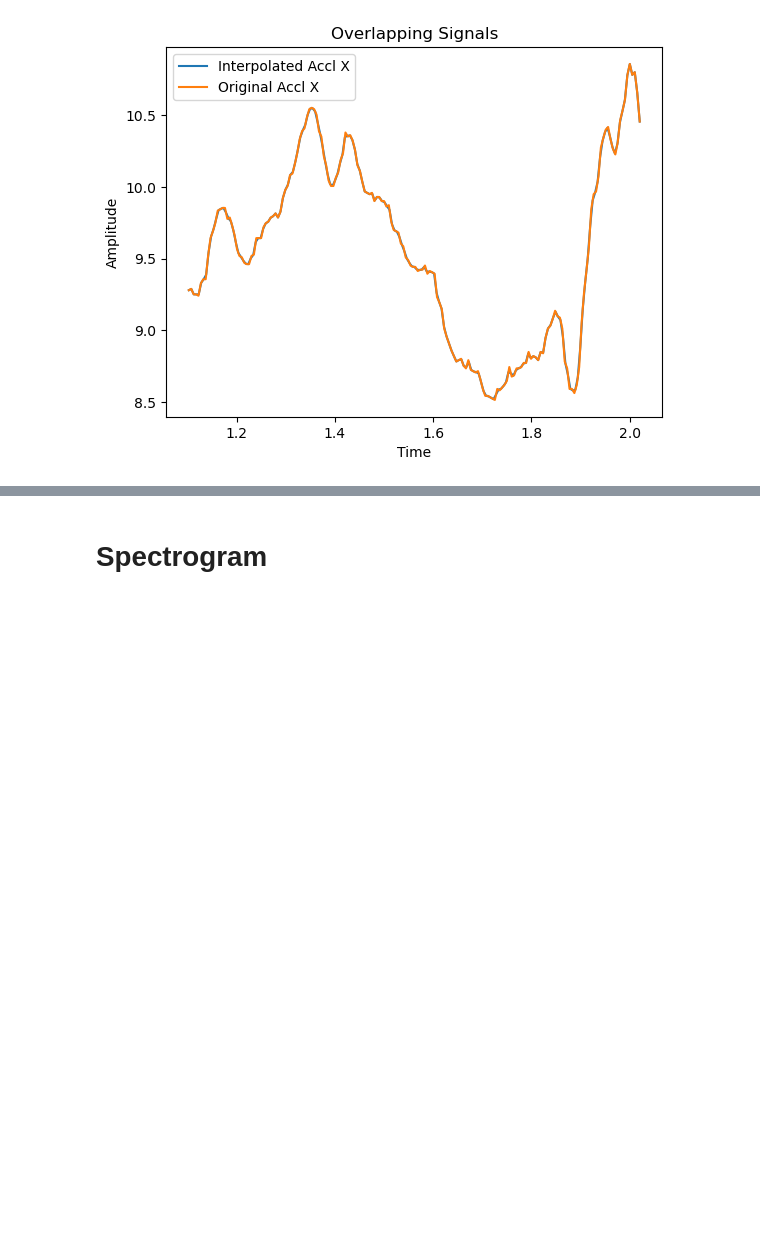
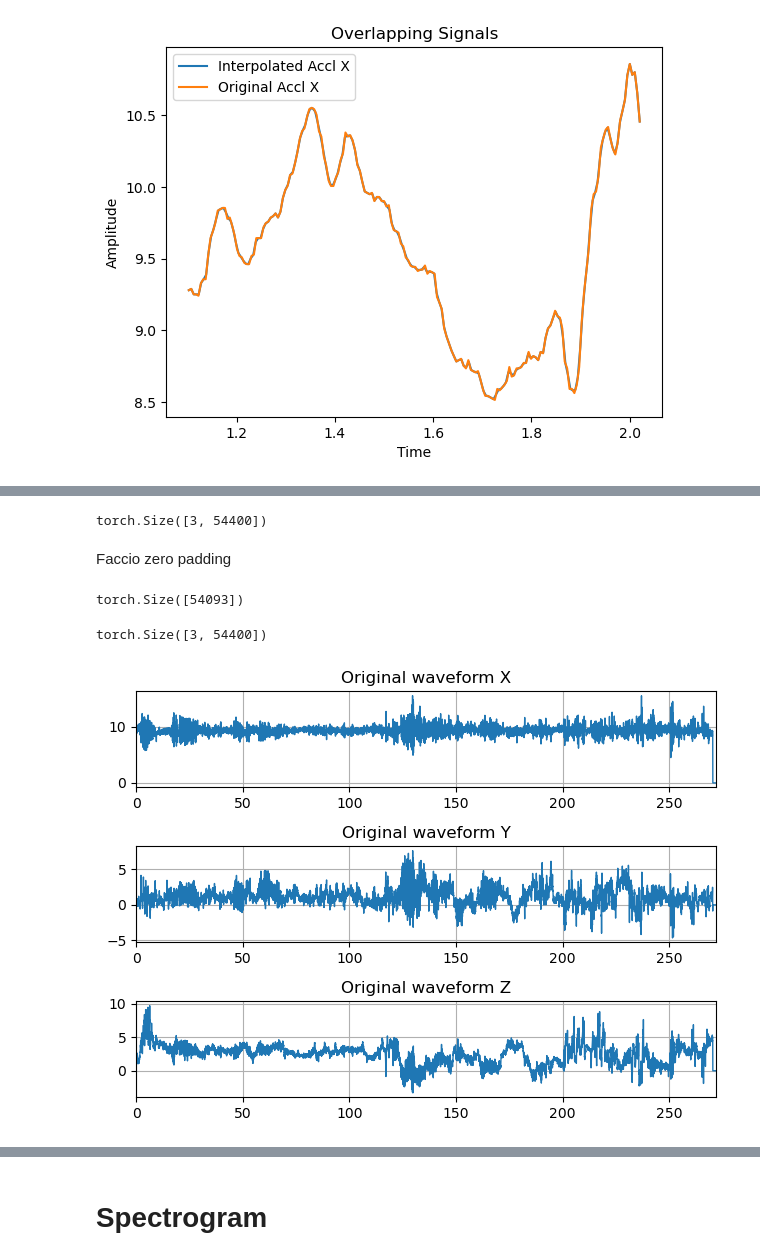
Before and after one commit to amir-goudarzi/IMU_testing, a Jupyter notebook: notebooks/dataloader.ipynb, the cells around one changed output, grey strips where cells are left out. Saved outputs shown, nothing was run; the diff lists cells and outputs as text; code cells hidden in the pictures; blank space fills up the shorter version.

```diff
--- a/notebooks/dataloader.ipynb
+++ b/notebooks/dataloader.ipynb
@@ -334,0 +342,48 @@ plt.show()
+# %%
+accl_padded = torch.zeros((3, last_second * sampling_rate))
+accl_padded.shape
+# %% [output]
+torch.Size([3, 54400])
+# %% [markdown]
+Faccio zero padding
+# %%
+accl[0].shape
+# %% [output]
+torch.Size([54093])
+# %%
+accl_padded[:, :accl.size(1)] = accl
+accl_padded.shape
+# %% [output]
+torch.Size([3, 54400])
+# %%
+import librosa
+
+def plot_waveform(waveform, sr, title="Waveform", ax=None):
+    waveform = waveform.numpy()
+
+    num_frames = waveform.shape[0]
+    time_axis = torch.arange(0, num_frames) / sr
+
+    ax.plot(time_axis, waveform, linewidth=1)
+    ax.grid(True)
+    ax.set_xlim([0, time_axis[-1]])
+    ax.set_title(title)
+
+def plot_spectrogram(specgram, title=None, ylabel="freq_bin", ax=None):
+    if ax is None:
+        _, ax = plt.subplots(1, 1)
+    if title is not None:
+        ax.set_title(title)
+    ax.set_ylabel(ylabel)
+    ax.imshow(specgram, origin="lower", aspect="auto", interpolation="nearest")
+# %%
+accl_x_interp_torch = torch.tensor(accl_padded)
+# %%
+fig, axs = plt.subplots(3,1)
+plot_waveform(accl_x_interp_torch[0], 200, title="Original waveform X", ax=axs[0])
+plot_waveform(accl_x_interp_torch[1], 200, title="Original waveform Y", ax=axs[1])
+plot_waveform(accl_x_interp_torch[2], 200, title="Original waveform Z", ax=axs[2])
+# plot_spectrogram(spec[0], title="spectrogram", ax=axs[1])
+fig.tight_layout()
+# %% [output]
+[figure, added]
```
Also changed, not shown: parts of 28 cells of this notebook, 1 other file.
